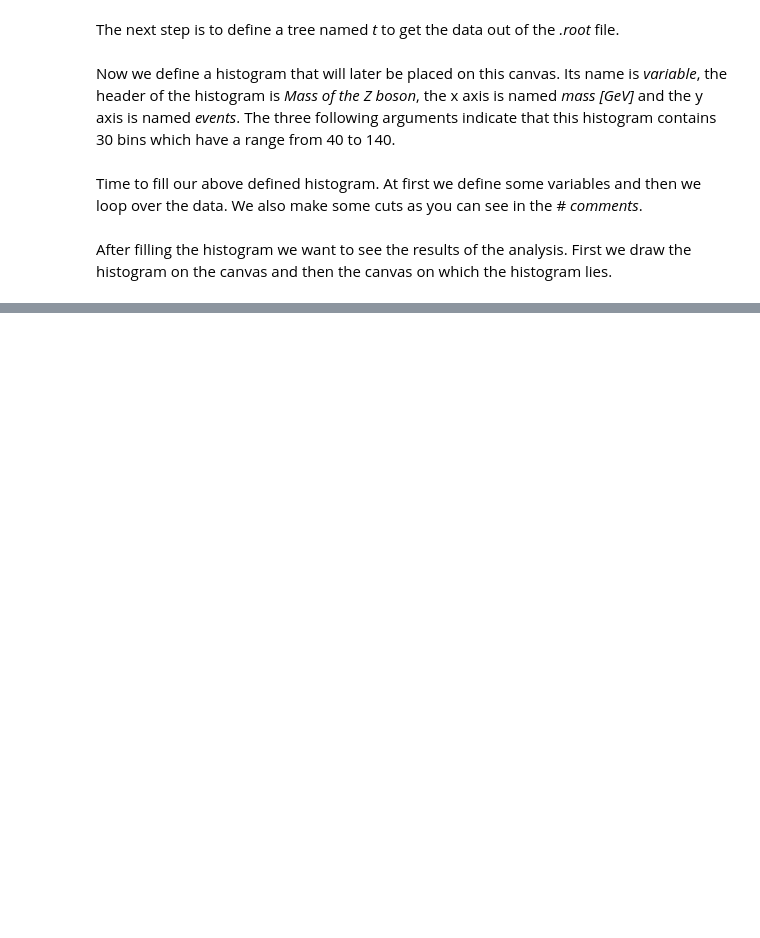
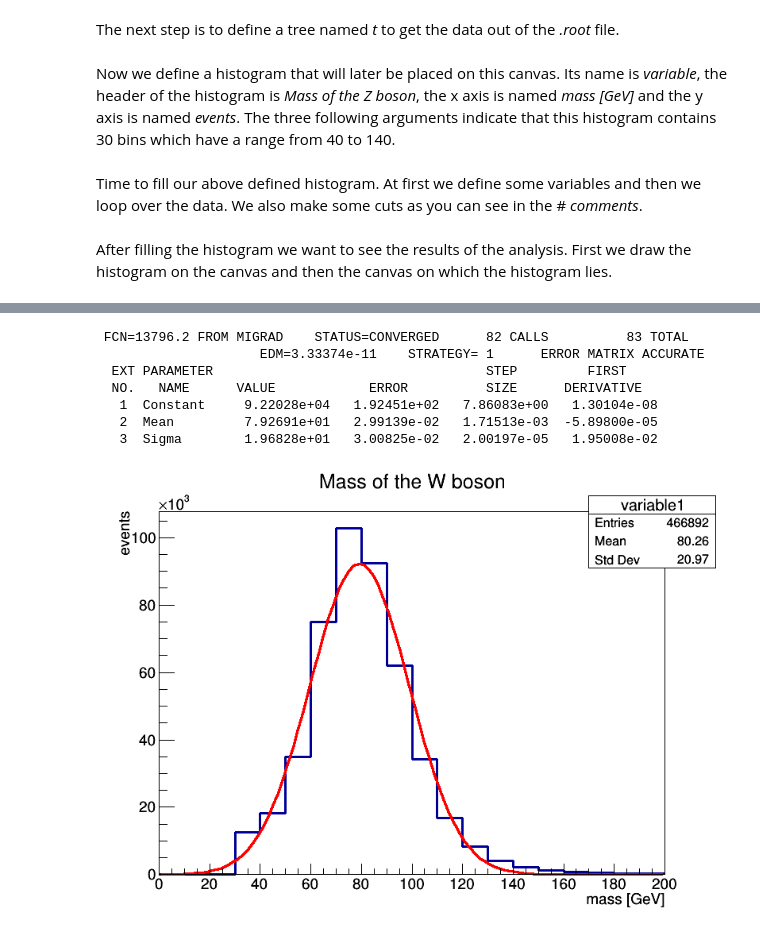
Before and after one commit to Ejhor/San-Junipero, a Jupyter notebook: MasaW.ipynb, the cells around one changed output, grey strips where cells are left out. Cells and saved outputs as stored; diff of their text form; code cells hidden in the pictures; blank space fills up the shorter version.

```diff
--- a/MasaW.ipynb
+++ b/MasaW.ipynb
@@ -83,0 +127,13 @@ canvas.Draw()
+# %%
+%%cpp
+variable1->Fit("gaus", "S");
+Canvas->Draw();
+# %% [output]
+ FCN=13796.2 FROM MIGRAD    STATUS=CONVERGED      82 CALLS          83 TOTAL
+                     EDM=3.33374e-11    STRATEGY= 1      ERROR MATRIX ACCURATE
+  EXT PARAMETER                                   STEP         FIRST
+  NO.   NAME      VALUE            ERROR          SIZE      DERIVATIVE
+   1  Constant     9.22028e+04   1.92451e+02   7.86083e+00   1.30104e-08
+   2  Mean         7.92691e+01   2.99139e-02   1.71513e-03  -5.89800e-05
+   3  Sigma        1.96828e+01   3.00825e-02   2.00197e-05   1.95008e-02
+[figure, added]
```
Also changed, not shown: parts of 9 cells of this notebook, 1 other file.
